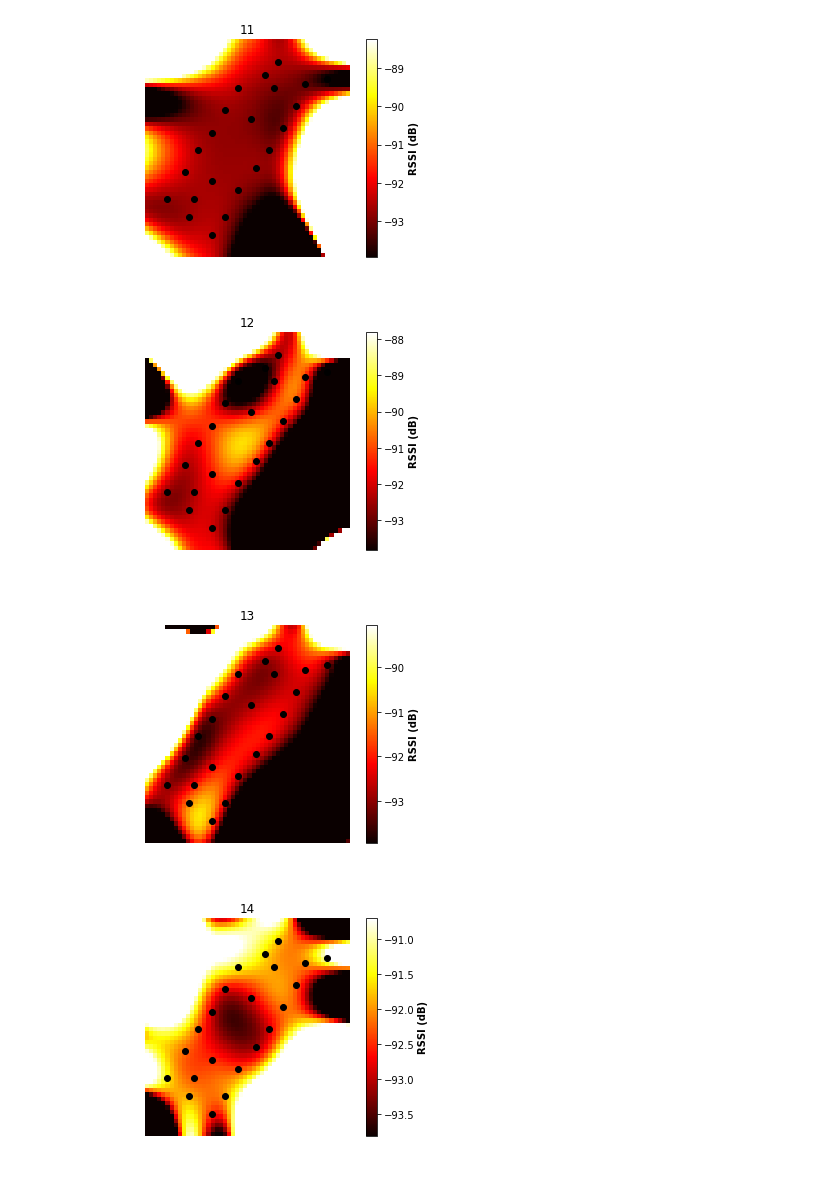
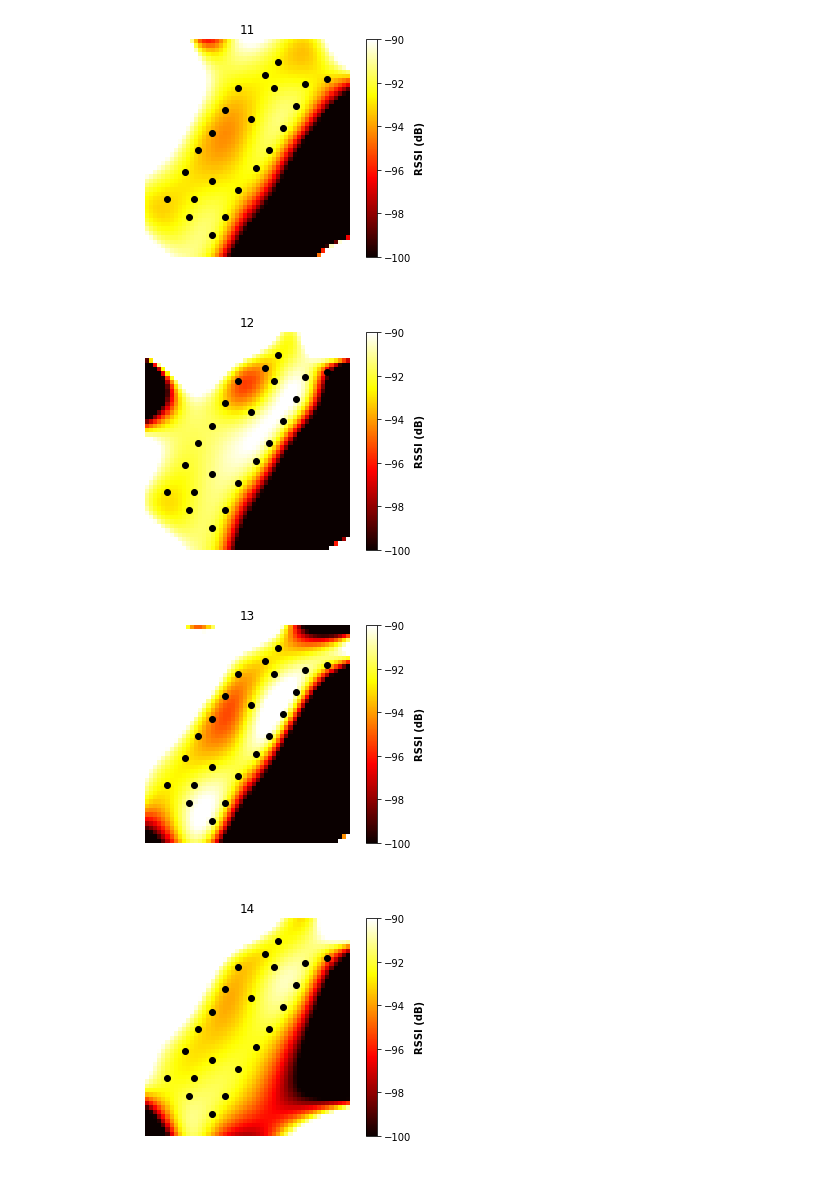
Before and after one commit to keomabrun/brun18using, a Jupyter notebook: notebooks/Heatmap.ipynb, the cells around one changed output. Saved outputs shown, nothing was run; the diff lists cells and outputs as text; code cells hidden in the pictures.

Commit message:
#12 using fixed rssi range

```diff
--- a/notebooks/Heatmap.ipynb
+++ b/notebooks/Heatmap.ipynb
@@ -59,37 +59,39 @@ for channel, channel_grp in df.groupby("channel"):
     # create the grid
     xlon = np.linspace(min(lon.flat), max(lon.flat), 50)
     xlat = np.linspace(min(lat.flat), max(lat.flat), 50)
     X, Y = np.meshgrid(xlon, xlat)
 
-    Z = interp2d(lon, lat, rssi, kind="cubic", bounds_error=False)
+    Z = interp2d(lon, lat, rssi, kind="cubic")
     # the next few lines are because there seems to be a bug in interp2d
     #  instead one would just want to use   r = interp2d(X.flat, Y.flat) (where X,Y are as below)
     #  but for the version of scipy I'm using ('0.13.3'), this throws an exception.
     r = np.zeros((len(xlon), len(xlat)))
     for i, rlat in enumerate(xlat):
         for j, rlon in enumerate(xlon):
             r[i,j] = Z(rlon, rlat)
 
     # calculate heatmap boundaries
     extent = [X.min()-0.00005, X.max()+0.00005,
               Y.min()-0.00005, Y.max()+0.00005]
 
     # display heatmap
-    plt.imshow(r, origin="lower", cmap='hot', extent=extent,
-               alpha=1, vmin=rssi.min()-1, vmax=rssi.max())
+    plt.imshow(r, origin="lower", extent=extent, cmap='hot',
+               alpha=1, vmin=-100, vmax=-90
+               )
+
     cb = plt.colorbar()
     cb.set_label(label='RSSI (dB)', weight='bold')
 
     # show the motes
     plt.scatter(lon.flat, lat.flat, color='k')
 
     plt.axis('off')
     plt.xlim([X.min()-0.00005, X.max()+0.00005])
     plt.ylim([Y.min()-0.00005, Y.max()+0.00005])
     plt.title(channel)
     plt.show()
 # %% [output]
-[figure, old version]
+[figure, new version]
-[figure, old version]
+[figure, new version]
-[figure, old version]
+[figure, new version]
-[figure, old version]
+[figure, new version]
```
Also changed, not shown: parts of 2 cells of this notebook.
